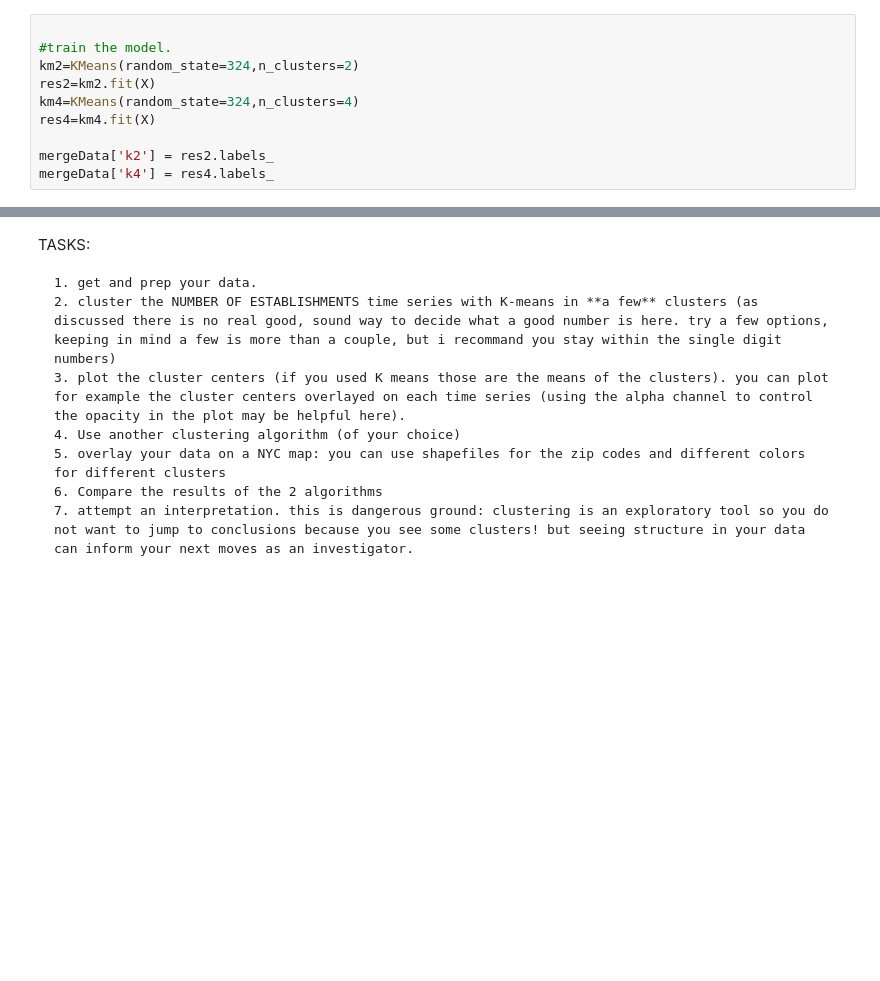
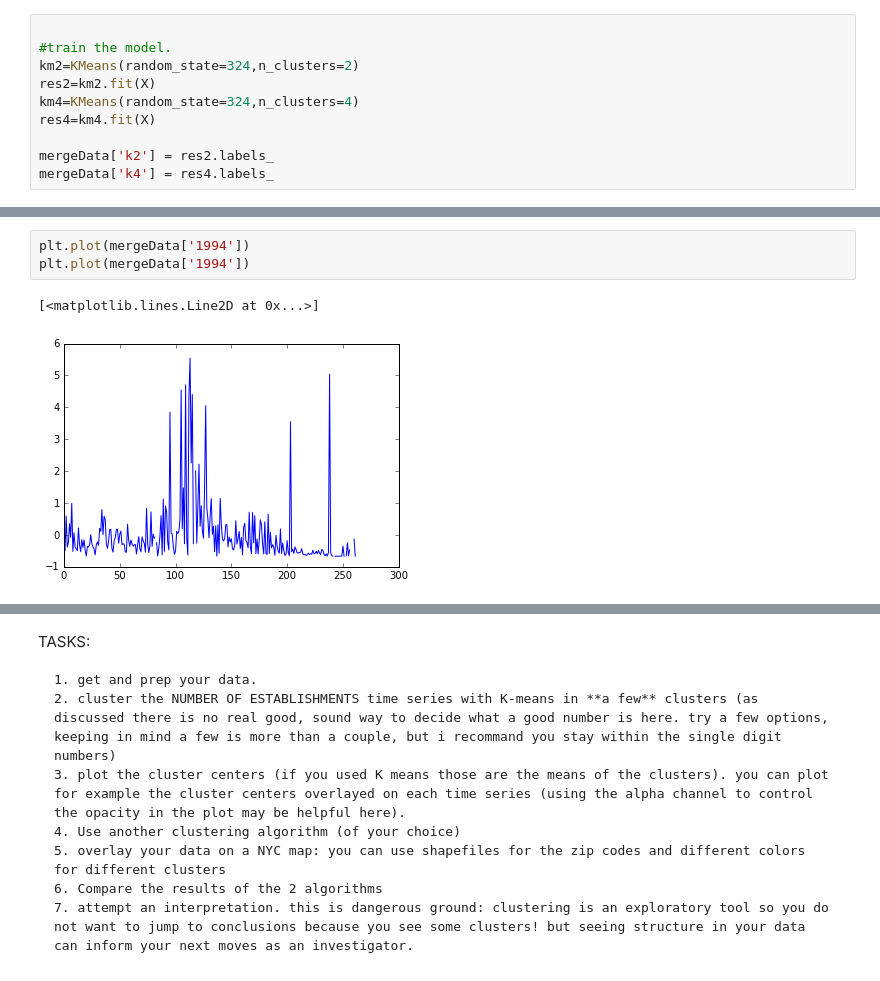
Before and after one commit to alephcero/PUI2016_fdg224, a Jupyter notebook: HW11_fdg224/HW11_2_fdg224.ipynb, the cells around one changed output, grey strips where cells are left out. Cells and saved outputs as stored; diff of their text form; blank space fills up the shorter version.

Commit message:
plot finished

```diff
--- a/HW11_fdg224/HW11_2_fdg224.ipynb
+++ b/HW11_fdg224/HW11_2_fdg224.ipynb
@@ -229,0 +240,6 @@ mergeData['k4'] = res4.labels_
+# %%
+plt.plot(mergeData['1994'])
+plt.plot(mergeData['1994'])
+# %% [output]
+[<matplotlib.lines.Line2D at 0x...>]
+[figure, added]
```
Also changed, not shown: parts of 4 cells of this notebook.
